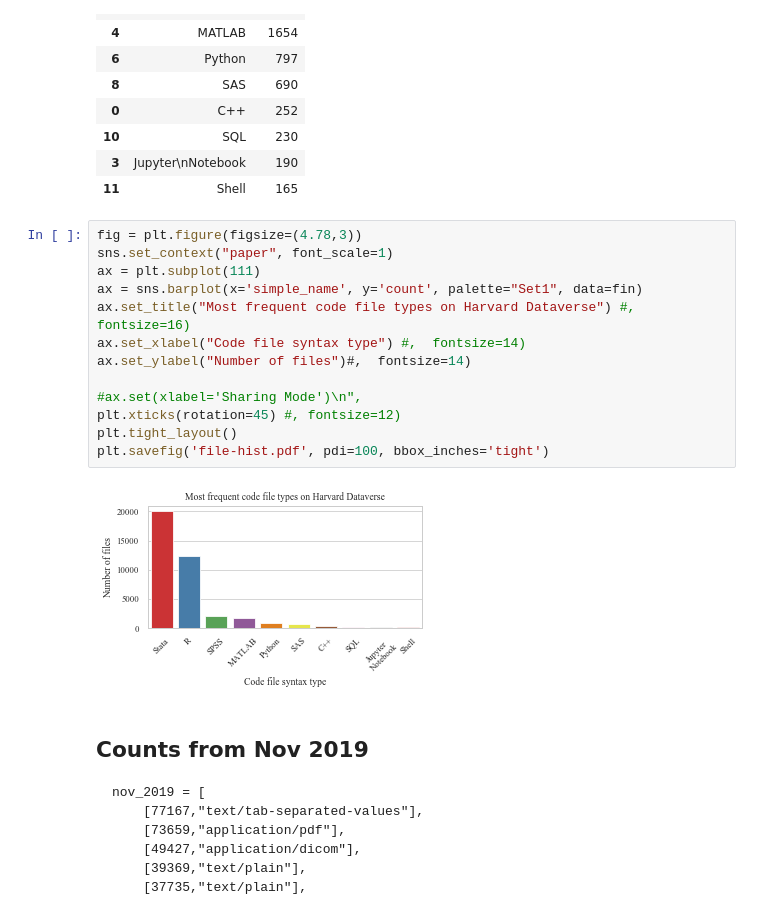
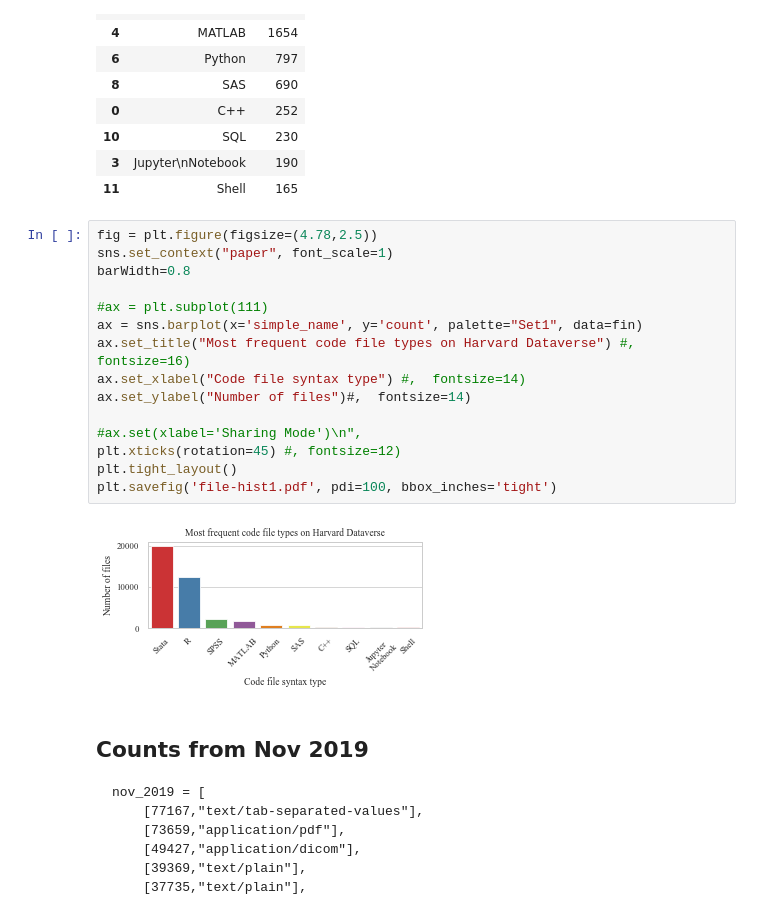
Before and after one commit to atrisovic/dataverse-r-study, a Jupyter notebook: analysis/03-code-frequency-plotting.ipynb, the cells around one changed output. Cells and saved outputs as stored; diff of their text form.

```diff
--- a/analysis/03-code-frequency-plotting.ipynb
+++ b/analysis/03-code-frequency-plotting.ipynb
@@ -486,20 +486,22 @@ fin
 | 3 | Jupyter\nNotebook | 190 |
 | 11 | Shell | 165 |
 # %%
-fig = plt.figure(figsize=(4.78,3))
+fig = plt.figure(figsize=(4.78,2.5))
 sns.set_context("paper", font_scale=1)
-ax = plt.subplot(111)
+barWidth=0.8
+
+#ax = plt.subplot(111)
 ax = sns.barplot(x='simple_name', y='count', palette="Set1", data=fin)
 ax.set_title("Most frequent code file types on Harvard Dataverse") #, fontsize=16)
 ax.set_xlabel("Code file syntax type") #,  fontsize=14)
 ax.set_ylabel("Number of files")#,  fontsize=14)
 
 #ax.set(xlabel='Sharing Mode')\n",
 plt.xticks(rotation=45) #, fontsize=12)
 plt.tight_layout()
-plt.savefig('file-hist.pdf', pdi=100, bbox_inches='tight')
+plt.savefig('file-hist1.pdf', pdi=100, bbox_inches='tight')
 # %% [output]
-[figure, old version]
+[figure, new version]
 # %% [markdown]
 ## Counts from Nov 2019
 
```
